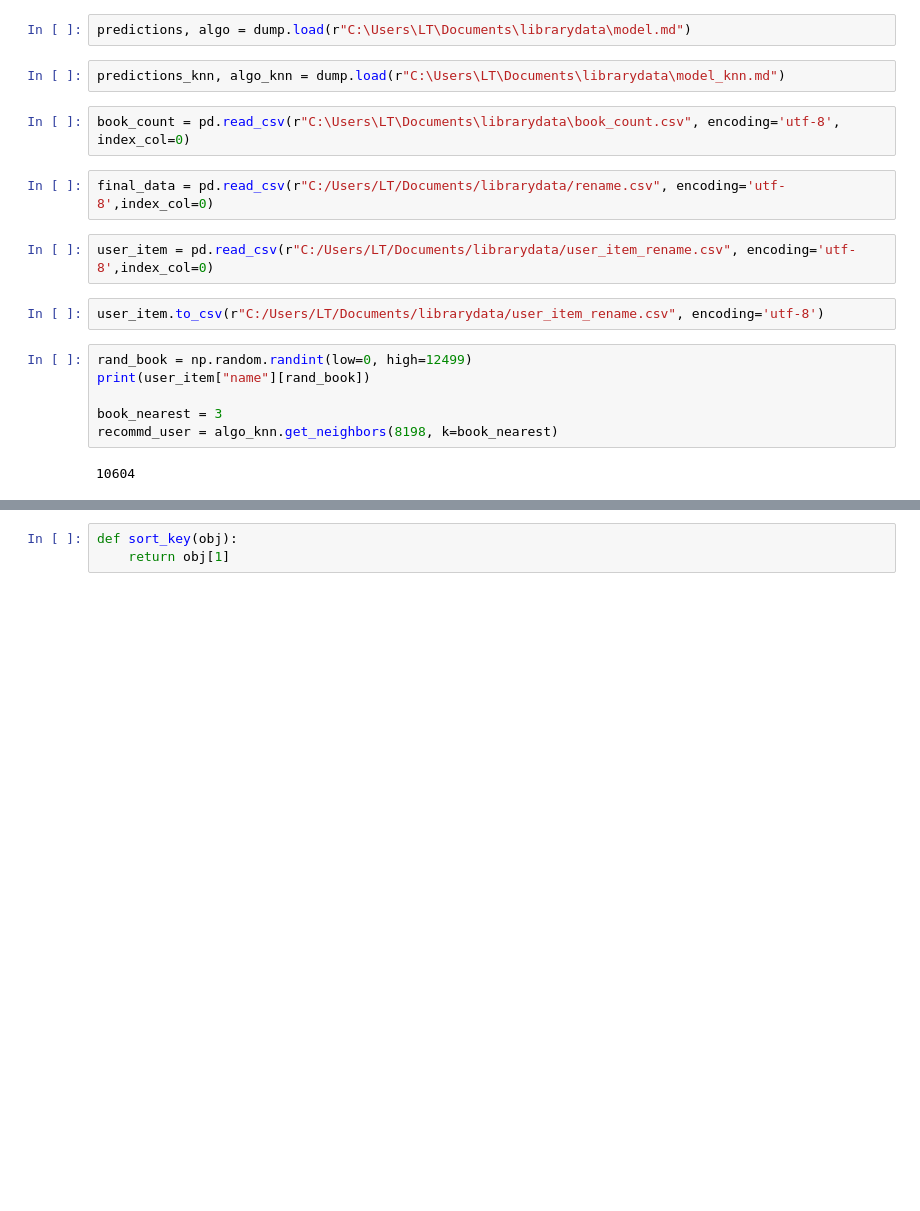
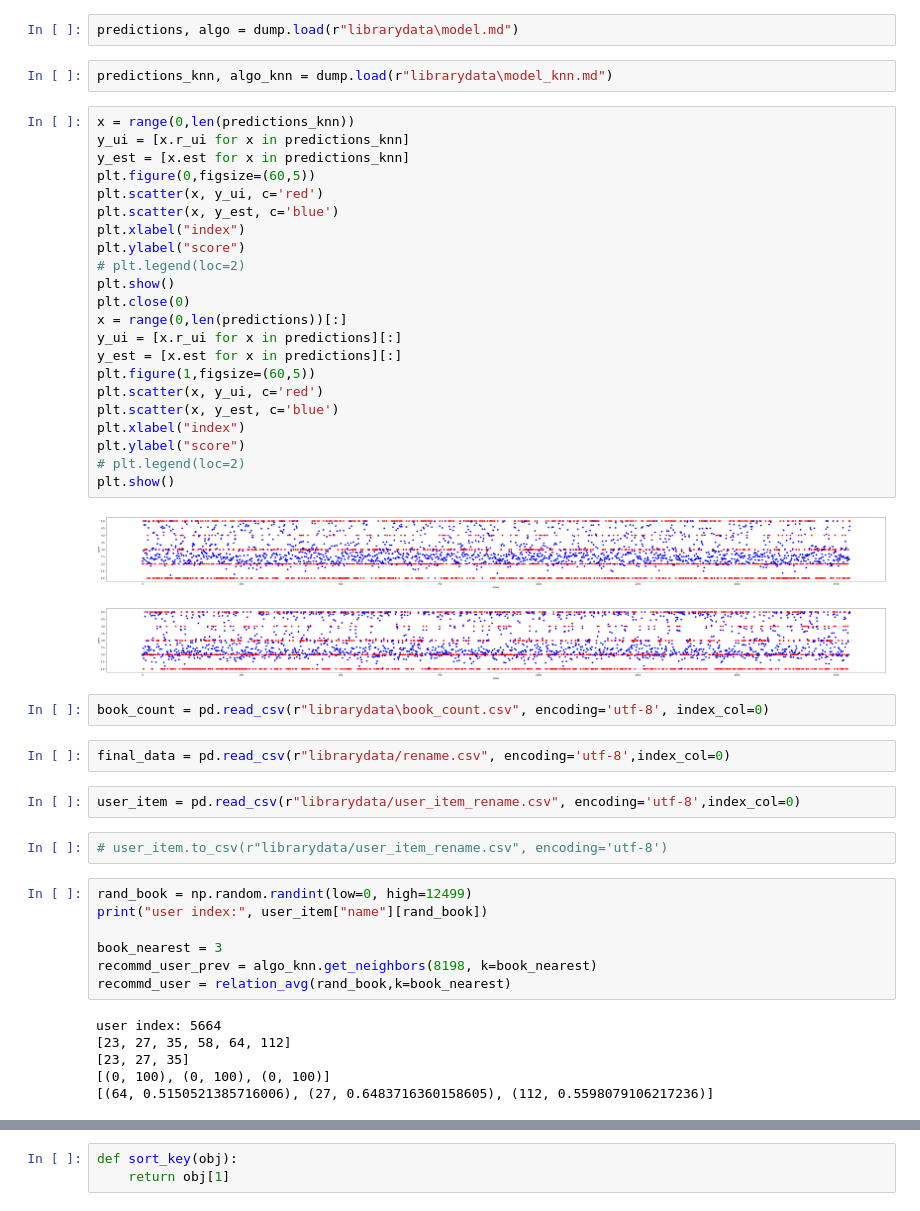
Before and after one commit to MineIdea/recommend-system, a Jupyter notebook: recommd_result.ipynb, the cells around one changed output, grey strips where cells are left out. Cells and saved outputs as stored; diff of their text form; blank space fills up the shorter version.

Commit message:
relation build

```diff
--- a/recommd_result.ipynb
+++ b/recommd_result.ipynb
@@ -16,21 +21,51 @@ import matplotlib
 # %%
-predictions, algo = dump.load(r"C:\Users\LT\Documents\librarydata\model.md")
+predictions, algo = dump.load(r"librarydata\model.md")
 # %%
-predictions_knn, algo_knn = dump.load(r"C:\Users\LT\Documents\librarydata\model_knn.md")
+predictions_knn, algo_knn = dump.load(r"librarydata\model_knn.md")
+# %%
+x = range(0,len(predictions_knn))
+y_ui = [x.r_ui for x in predictions_knn]
+y_est = [x.est for x in predictions_knn]
+plt.figure(0,figsize=(60,5))
+plt.scatter(x, y_ui, c='red')
+plt.scatter(x, y_est, c='blue')
+plt.xlabel("index")
+plt.ylabel("score")
+# plt.legend(loc=2)
+plt.show()
+plt.close(0)
+x = range(0,len(predictions))[:]
+y_ui = [x.r_ui for x in predictions][:]
+y_est = [x.est for x in predictions][:]
+plt.figure(1,figsize=(60,5))
+plt.scatter(x, y_ui, c='red')
+plt.scatter(x, y_est, c='blue')
+plt.xlabel("index")
+plt.ylabel("score")
+# plt.legend(loc=2)
+plt.show()
+# %% [output]
+[figure, added]
+[figure, added]
 # %%
-book_count = pd.read_csv(r"C:\Users\LT\Documents\librarydata\book_count.csv", encoding='utf-8', index_col=0)
+book_count = pd.read_csv(r"librarydata\book_count.csv", encoding='utf-8', index_col=0)
 # %%
-final_data = pd.read_csv(r"C:/Users/LT/Documents/librarydata/rename.csv", encoding='utf-8',index_col=0)
+final_data = pd.read_csv(r"librarydata/rename.csv", encoding='utf-8',index_col=0)
 # %%
-user_item = pd.read_csv(r"C:/Users/LT/Documents/librarydata/user_item_rename.csv", encoding='utf-8',index_col=0)
+user_item = pd.read_csv(r"librarydata/user_item_rename.csv", encoding='utf-8',index_col=0)
 # %%
-user_item.to_csv(r"C:/Users/LT/Documents/librarydata/user_item_rename.csv", encoding='utf-8')
+# user_item.to_csv(r"librarydata/user_item_rename.csv", encoding='utf-8')
 # %%
 rand_book = np.random.randint(low=0, high=12499)
-print(user_item["name"][rand_book])
+print("user index:", user_item["name"][rand_book])
 
 book_nearest = 3
-recommd_user = algo_knn.get_neighbors(8198, k=book_nearest)
+recommd_user_prev = algo_knn.get_neighbors(8198, k=book_nearest)
+recommd_user = relation_avg(rand_book,k=book_nearest)
 # %% [output]
-10604
+user index: 5664
+[23, 27, 35, 58, 64, 112]
+[23, 27, 35]
+[(0, 100), (0, 100), (0, 100)]
+[(64, 0.5150521385716006), (27, 0.6483716360158605), (112, 0.5598079106217236)]
 # %%
```
Also changed, not shown: parts of 5 cells of this notebook, 3 other files.
